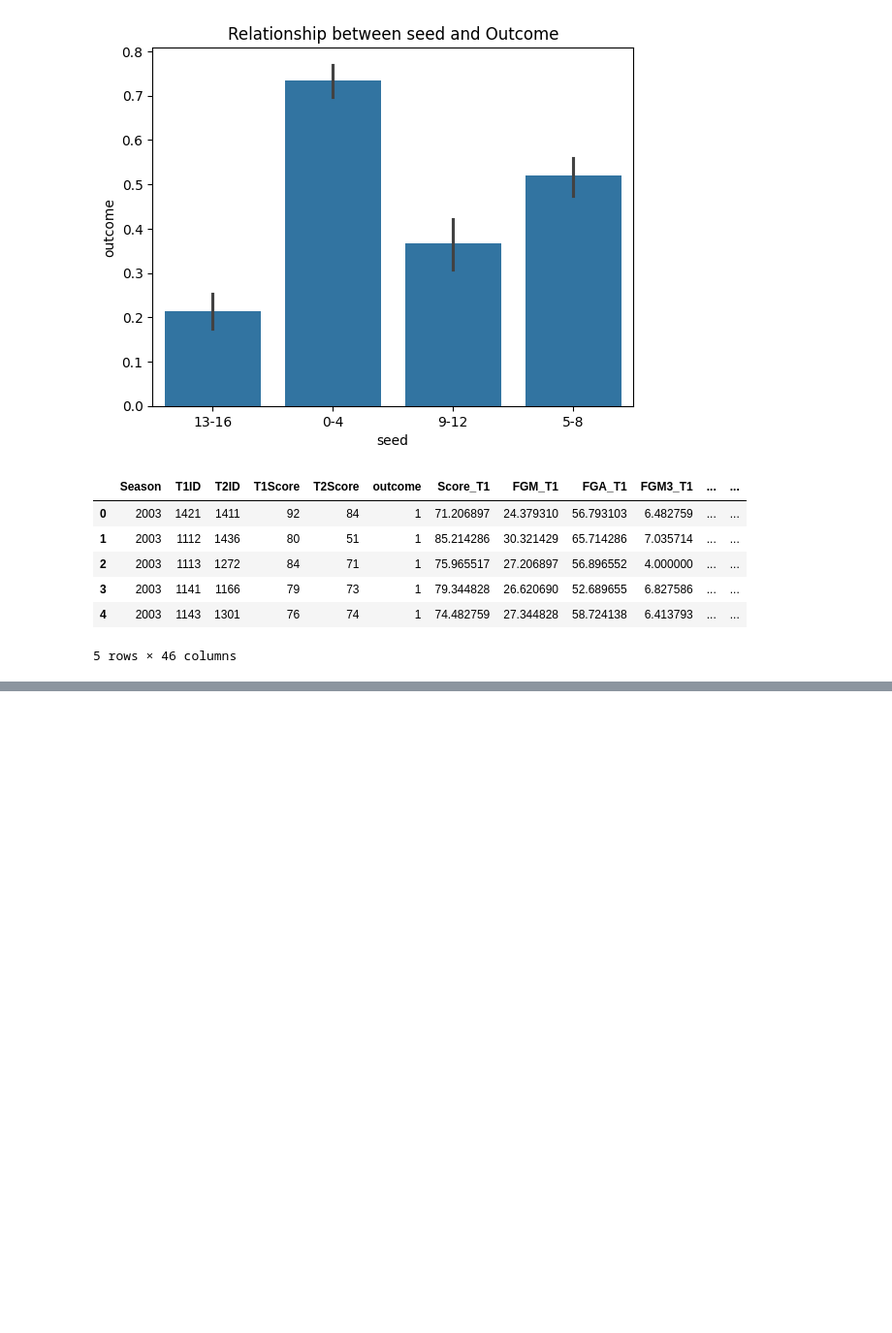
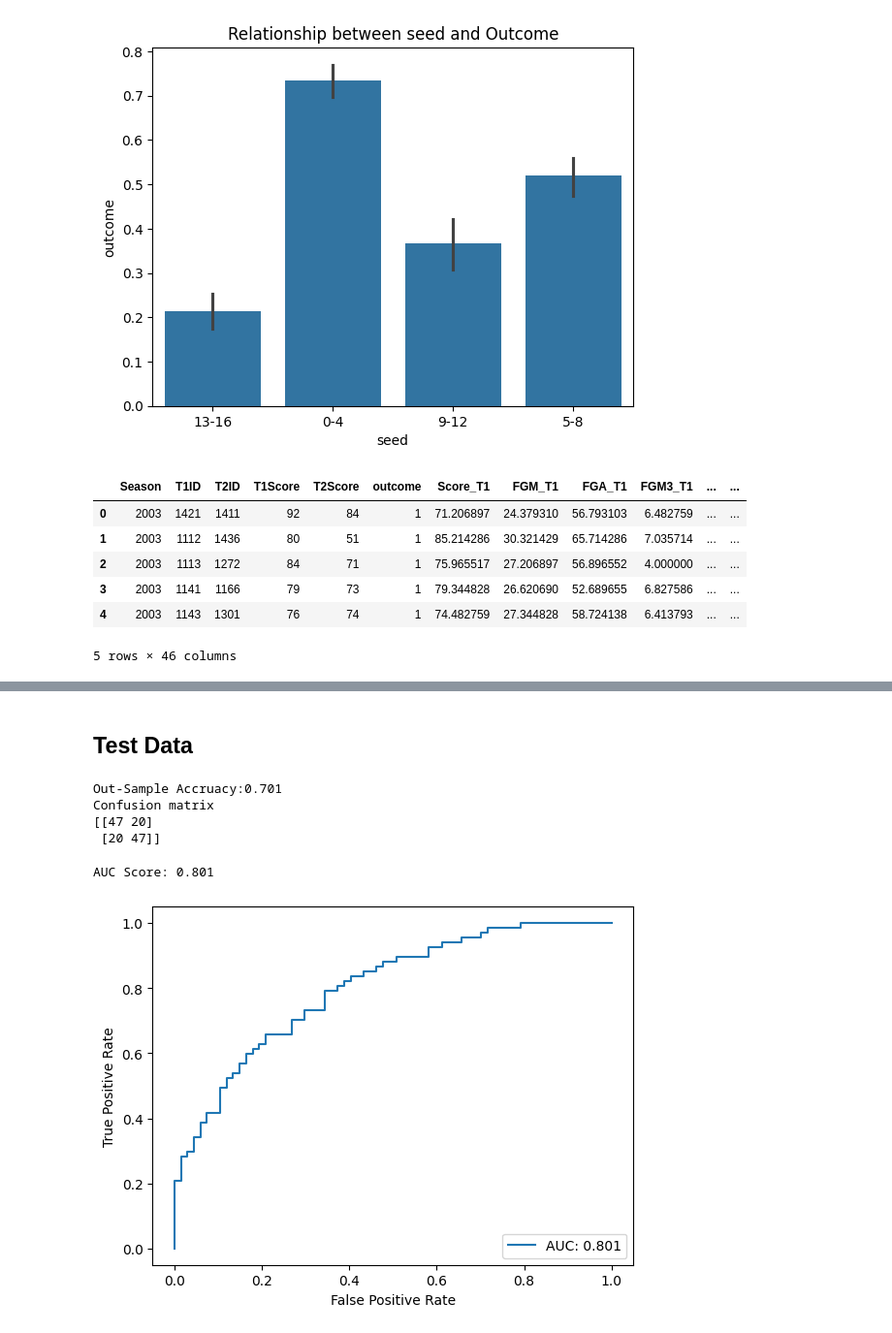
Before and after one commit to Codeworld1999/Marchmadness, a Jupyter notebook: predict.ipynb, the cells around one changed output, grey strips where cells are left out. Shown: that part at 97% size. Drawn from its saved outputs; the diff is of its cells as text; code cells hidden in the pictures; blank space fills up the shorter version.

Commit message:
Testing results

```diff
--- a/predict.ipynb
+++ b/predict.ipynb
@@ -140,6 +138,6 @@ y_train_new.head()
 # %%
-merged_df = y_train_new.merge(x_train, left_on=['Season', 'T1ID'], right_on=['Season', 'TeamID'], how = 'inner')
-merged_df = merged_df.merge(x_train, left_on=['Season', 'T2ID'], right_on=['Season', 'TeamID'], how = 'inner', suffixes=('_T1', '_T2'))
+merged_df = df_tourney_new.merge(df_season_avg, left_on=['Season', 'T1ID'], right_on=['Season', 'TeamID'], how = 'inner')
+merged_df = merged_df.merge(df_season_avg, left_on=['Season', 'T2ID'], right_on=['Season', 'TeamID'], how = 'inner', suffixes=('_T1', '_T2'))
 # %%
 merged_df.shape
 # %% [output]
@@ -374,0 +360,9 @@ Std Dev: 0.027
+# %%
+from sklearn.model_selection import GridSearchCV
+from sklearn.linear_model import LogisticRegression
+
+param_grid = {'C': [0.4, 0.45, 0.5, 0.55, 0.6]}
+model = LogisticRegression(random_state = 1, max_iter = 600)
+grid_search = GridSearchCV(model, param_grid, cv=5, scoring='f1_macro')
+grid_search.fit(x_train, y_train)
+grid_search.cv_results_
@@ -374,0 +387,2 @@ Std Dev: 0.027
+# %% [markdown]
+## Test Data
@@ -374,0 +415,39 @@ Std Dev: 0.027
+# %%
+training = df.iloc[:, 5::]
+test = df_test.iloc[:,5::]
+x_train = training.drop(['outcome','Seed_T1','Seed_T2','CoachName_T1','CoachName_T2'], axis=1)
+x_test = test.drop(['outcome','Seed_T1','Seed_T2'], axis=1)
+scaler = StandardScaler()
+x_train_scaled = scaler.fit_transform(x_train)
+scaler = StandardScaler()
+x_test_scaled = scaler.fit_transform(x_test)
+y_test = test['outcome']
+logreg = LogisticRegression(random_state=1, max_iter = 600, C = 0.05)
+logreg.fit(x_scaled, y_train)
+y_pred = logreg.predict(x_test_scaled)
+accuracy = accuracy_score(y_test, y_pred)
+print(f'Out-Sample Accruacy:{accuracy:.3f}')
+cf_mat = confusion_matrix(y_test, y_pred)
+print('Confusion matrix')
+print(cf_mat)
+# %% [output]
+Out-Sample Accruacy:0.701
+Confusion matrix
+[[47 20]
+ [20 47]]
+# %%
+pred = logreg.predict_proba(x_test_scaled)[:, 1]
+auc = roc_auc_score(y_test, pred)
+print(f"AUC Score: {auc:.3f}")
+# %% [output]
+AUC Score: 0.801
+# %%
+fig, ax = plt.subplots()
+fpr, tpr, _ = roc_curve(y_test, pred)
+ax.plot(fpr, tpr, label=f"AUC: {auc:.3f}")
+ax.set_xlabel('False Positive Rate')
+ax.set_ylabel('True Positive Rate')
+ax.legend(loc='lower right')
+plt.show()
+# %% [output]
+[figure, added]
```
Also changed, not shown: parts of 30 cells of this notebook.
